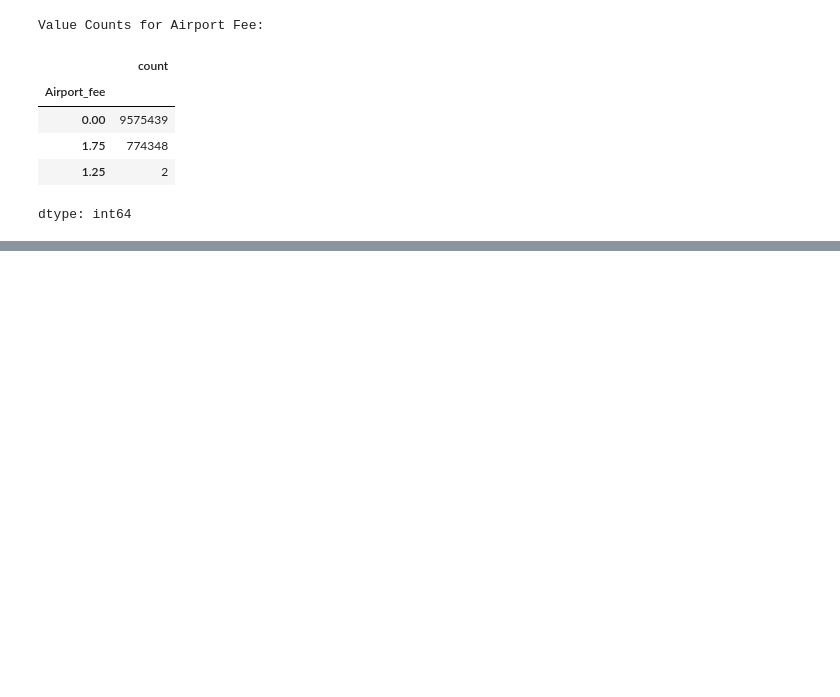
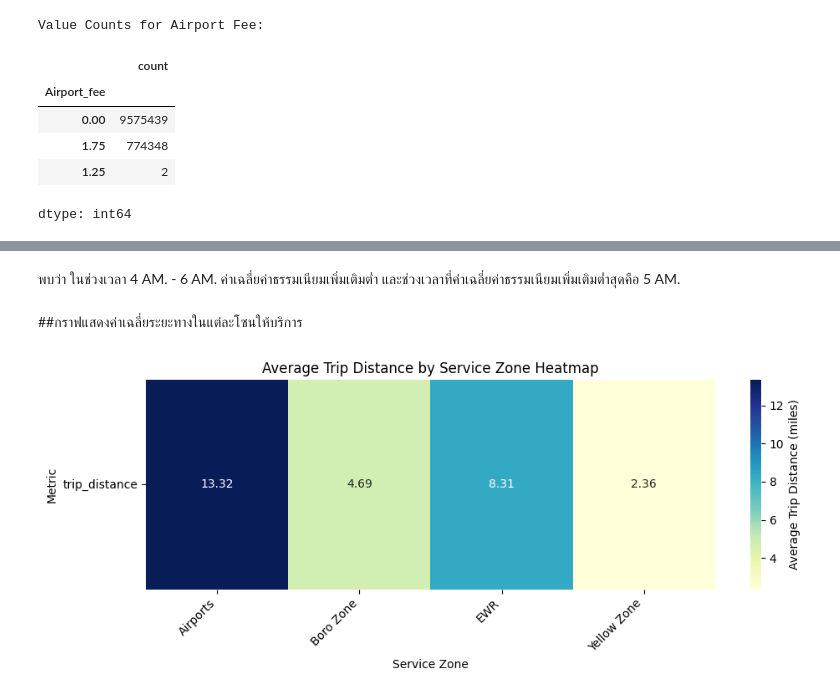
Before and after one commit to TKhahahah/Text_Analytics, a Jupyter notebook: Untitled2.ipynb, the cells around one changed output, grey strips where cells are left out. Cells and saved outputs as stored; diff of their text form; code cells hidden in the pictures; blank space fills up the shorter version.

```diff
--- a/Untitled2.ipynb
+++ b/Untitled2.ipynb
@@ -664,0 +785,24 @@ plt.show()
+# %% [markdown]
+พบว่า ในช่วงเวลา 4 AM. - 6 AM. ค่าเฉลี่ยค่าธรรมเนียมเพิ่มเติมต่ำ และช่วงเวลาที่ค่าเฉลี่ยค่าธรรมเนียมเพิ่มเติมต่ำสุดคือ 5 AM.
+# %% [markdown]
+##กราฟแสดงค่าเฉลี่ยระยะทางในแต่ละโซนให้บริการ
+# %%
+# Calculate the average trip distance for each service zone
+average_distance_by_service_zone = map_data.groupby('service_zone')['trip_distance'].mean().reset_index()
+
+# Reshape the data for the heatmap
+heatmap_data_service_zone = average_distance_by_service_zone.set_index('service_zone').T
+
+# Create the heatmap
+plt.figure(figsize=(10, 4))
+sns.heatmap(heatmap_data_service_zone, annot=True, fmt=".2f", cmap="YlGnBu", cbar_kws={'label': 'Average Trip Distance (miles)'})
+
+plt.title('Average Trip Distance by Service Zone Heatmap')
+plt.xlabel('Service Zone')
+plt.ylabel('Metric')
+plt.yticks(rotation=0)
+plt.xticks(rotation=45, ha='right')
+plt.tight_layout()
+plt.show()
+# %% [output]
+[figure, added]
```
Also changed, not shown: parts of 37 cells of this notebook.
